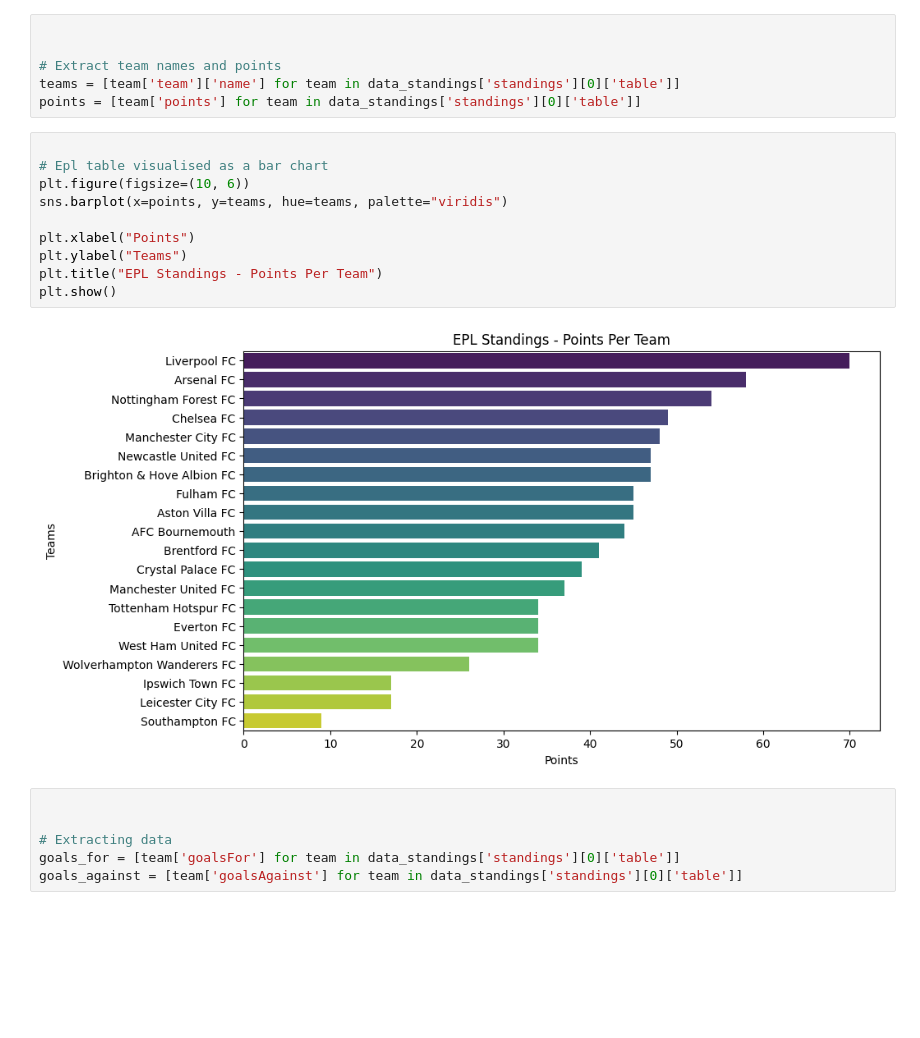
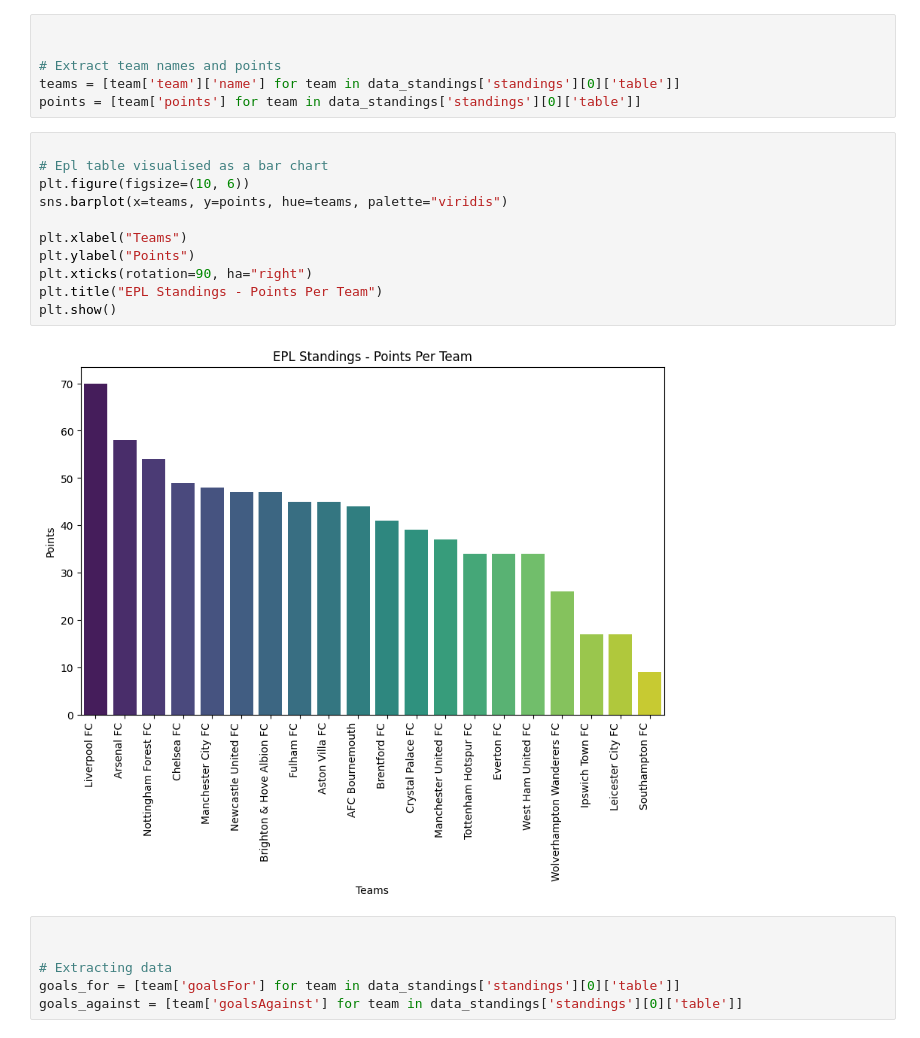
Before and after one commit to NGIYEG/Scientific-Computing, a Jupyter notebook: python_api_intro/python_api.ipynb, the cells around one changed output. Drawn from its saved outputs; the diff is of its cells as text; blank space fills up the shorter version.

```diff
--- a/python_api_intro/python_api.ipynb
+++ b/python_api_intro/python_api.ipynb
@@ -62,15 +62,16 @@ points = [team['points'] for team in data_standings['standings'][0]['table']]
 # %%
 
 # Epl table visualised as a bar chart
 plt.figure(figsize=(10, 6))
-sns.barplot(x=points, y=teams, hue=teams, palette="viridis")
+sns.barplot(x=teams, y=points, hue=teams, palette="viridis")
 
-plt.xlabel("Points")
-plt.ylabel("Teams")
+plt.xlabel("Teams")
+plt.ylabel("Points")
+plt.xticks(rotation=90, ha="right")
 plt.title("EPL Standings - Points Per Team")
 plt.show()
 # %% [output]
-[figure, old version]
+[figure, new version]
 # %%
 
 
```
Also changed, not shown: parts of 1 cell of this notebook.
